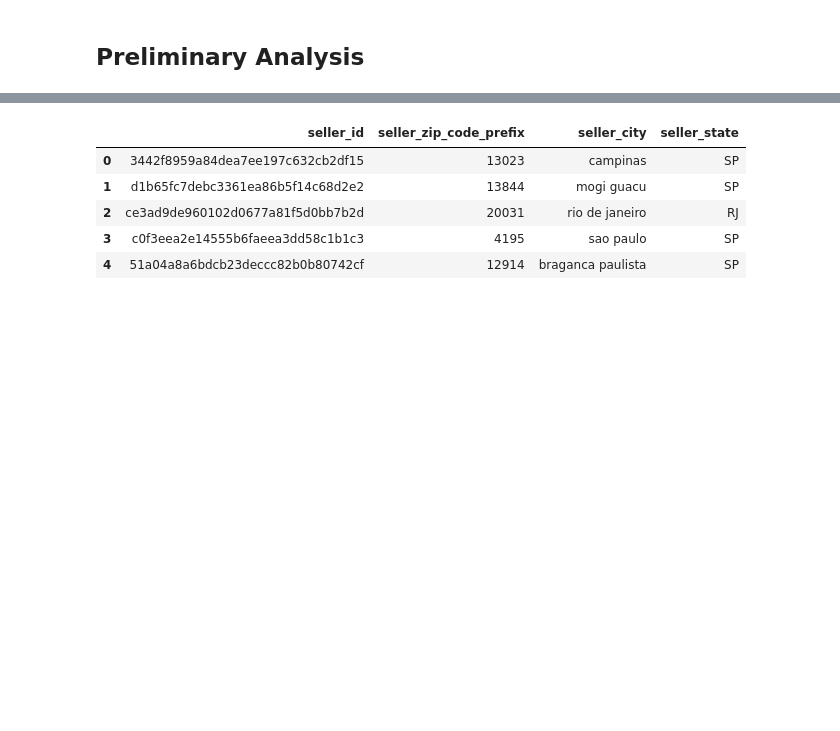
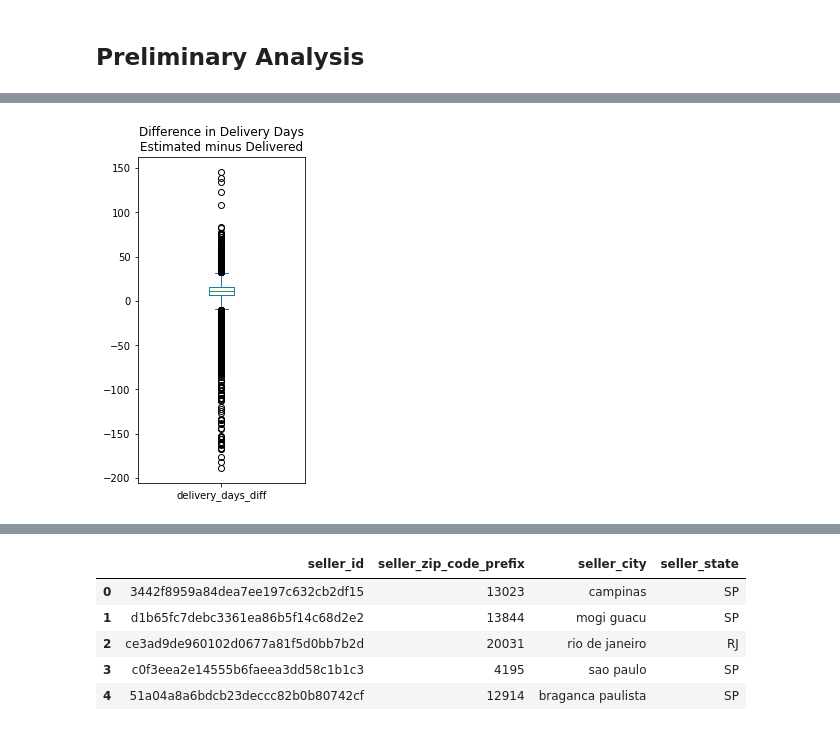
Before and after one commit to cableredi/BellevueUniv_MDS, a Jupyter notebook: DSC630/Course Project/Course_Project_CableKimberly.ipynb, the cells around one changed output, grey strips where cells are left out. Cells and saved outputs as stored; diff of their text form; code cells hidden in the pictures; blank space fills up the shorter version.

```diff
--- a/DSC630/Course Project/Course_Project_CableKimberly.ipynb
+++ b/DSC630/Course Project/Course_Project_CableKimberly.ipynb
@@ -53,0 +142,11 @@ orderitems_df.head()
+# %%
+# Convert date columns to datetime
+orders_df['order_purchase_timestamp'] = pd.to_datetime(orders_df['order_purchase_timestamp'])
+orders_df['order_approved_at'] = pd.to_datetime(orders_df['order_approved_at'])
+orders_df['order_delivered_carrier_date'] = pd.to_datetime(orders_df['order_delivered_carrier_date'])
+orders_df['order_delivered_customer_date'] = pd.to_datetime(orders_df['order_delivered_customer_date'])
+orders_df['order_estimated_delivery_date'] = pd.to_datetime(orders_df['order_estimated_delivery_date'])
+# %%
+# Create dataset for delivered orders to check on delivery dates
+delivered_orders = orders_df[orders_df['order_status'] == 'delivered']
+delivered_orders.head()
@@ -53,0 +160,3 @@ orderitems_df.head()
+# %%
+# Create new feature for Estimated Delivery date - Delivered Customer Date to get difference in days
+delivered_orders['delivery_days_diff'] = (delivered_orders['order_estimated_delivery_date'] - delivered_orders['order_delivered_customer_date']).dt.days
@@ -53,0 +169,7 @@ orderitems_df.head()
+# %%
+fig = plt.figure(figsize =(3, 6))
+
+delivered_orders['delivery_days_diff'].plot(kind='box', title='Difference in Delivery Days\nEstimated minus Delivered')
+plt.show()
+# %% [output]
+[figure, added]
```
Also changed, not shown: parts of 60 cells of this notebook, 7 other files.
